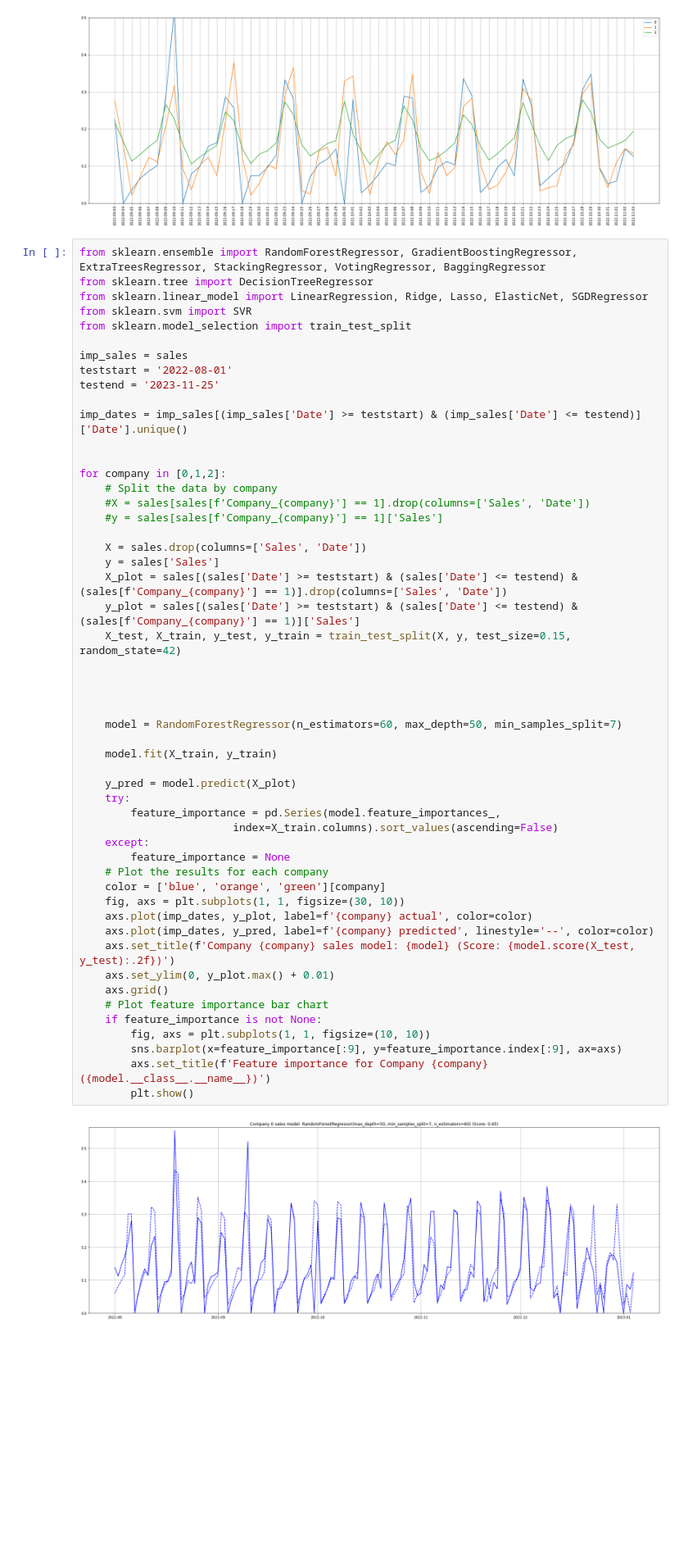
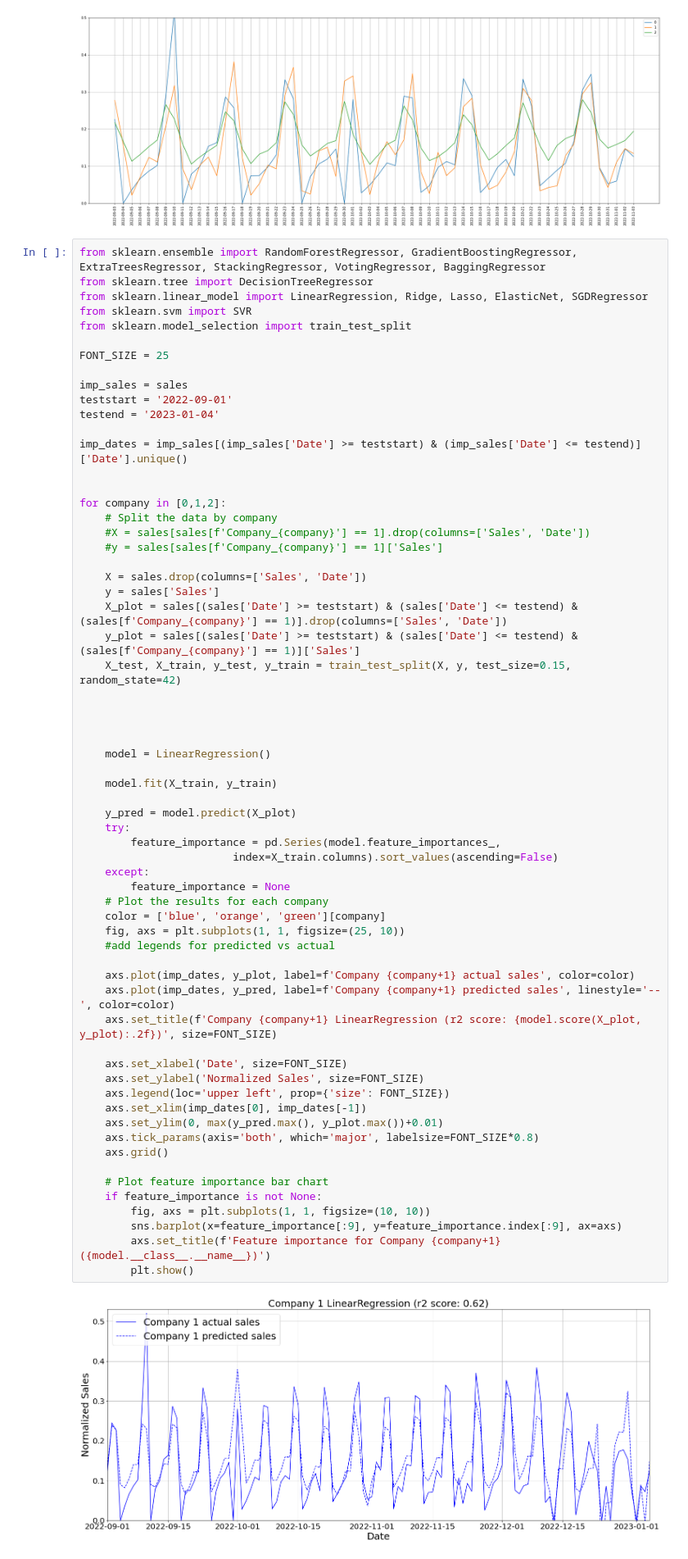
Before and after one commit to FKnorring/restaurant-name-prediction, a Jupyter notebook: test_each_company.ipynb, the cells around one changed output. Shown at 82% size. Saved outputs shown, nothing was run; the diff lists cells and outputs as text; blank space fills up the shorter version.

```diff
--- a/test_each_company.ipynb
+++ b/test_each_company.ipynb
@@ -108,9 +108,11 @@ from sklearn.linear_model import LinearRegression, Ridge, Lasso, ElasticNet, SGD
 from sklearn.svm import SVR
 from sklearn.model_selection import train_test_split
 
+FONT_SIZE = 25
+
 imp_sales = sales
-teststart = '2022-08-01'
-testend = '2023-11-25'
+teststart = '2022-09-01'
+testend = '2023-01-04'
 
 imp_dates = imp_sales[(imp_sales['Date'] >= teststart) & (imp_sales['Date'] <= testend)]['Date'].unique()
 
@@ -120,38 +122,47 @@ for company in [0,1,2]:
 	#X = sales[sales[f'Company_{company}'] == 1].drop(columns=['Sales', 'Date'])
 	#y = sales[sales[f'Company_{company}'] == 1]['Sales']
 
 	X = sales.drop(columns=['Sales', 'Date'])
 	y = sales['Sales']
 	X_plot = sales[(sales['Date'] >= teststart) & (sales['Date'] <= testend) & (sales[f'Company_{company}'] == 1)].drop(columns=['Sales', 'Date'])
 	y_plot = sales[(sales['Date'] >= teststart) & (sales['Date'] <= testend) & (sales[f'Company_{company}'] == 1)]['Sales']
 	X_test, X_train, y_test, y_train = train_test_split(X, y, test_size=0.15, random_state=42)
 
 
 
 
-	model = RandomForestRegressor(n_estimators=60, max_depth=50, min_samples_split=7)
+	model = LinearRegression()
 
 	model.fit(X_train, y_train)
 
 	y_pred = model.predict(X_plot)
 	try:
 		feature_importance = pd.Series(model.feature_importances_,
 						index=X_train.columns).sort_values(ascending=False)
 	except:
 		feature_importance = None
 	# Plot the results for each company
 	color = ['blue', 'orange', 'green'][company]
-	fig, axs = plt.subplots(1, 1, figsize=(30, 10))
-	axs.plot(imp_dates, y_plot, label=f'{company} actual', color=color)
-	axs.plot(imp_dates, y_pred, label=f'{company} predicted', linestyle='--', color=color)
-	axs.set_title(f'Company {company} sales model: {model} (Score: {model.score(X_test, y_test):.2f})')
-	axs.set_ylim(0, y_plot.max() + 0.01)
+	fig, axs = plt.subplots(1, 1, figsize=(25, 10))
+	#add legends for predicted vs actual
+
+	axs.plot(imp_dates, y_plot, label=f'Company {company+1} actual sales', color=color)
+	axs.plot(imp_dates, y_pred, label=f'Company {company+1} predicted sales', linestyle='--', color=color)
+	axs.set_title(f'Company {company+1} LinearRegression (r2 score: {model.score(X_plot, y_plot):.2f})', size=FONT_SIZE)
+
+	axs.set_xlabel('Date', size=FONT_SIZE)
+	axs.set_ylabel('Normalized Sales', size=FONT_SIZE)
+	axs.legend(loc='upper left', prop={'size': FONT_SIZE})
+	axs.set_xlim(imp_dates[0], imp_dates[-1])
+	axs.set_ylim(0, max(y_pred.max(), y_plot.max())+0.01)
+	axs.tick_params(axis='both', which='major', labelsize=FONT_SIZE*0.8)
 	axs.grid()
+
 	# Plot feature importance bar chart
 	if feature_importance is not None:
 		fig, axs = plt.subplots(1, 1, figsize=(10, 10))
 		sns.barplot(x=feature_importance[:9], y=feature_importance.index[:9], ax=axs)
-		axs.set_title(f'Feature importance for Company {company} ({model.__class__.__name__})')
+		axs.set_title(f'Feature importance for Company {company+1} ({model.__class__.__name__})')
 		plt.show()
 # %% [output]
-[figure, old version]
+[figure, new version]
```
Also changed, not shown: parts of 1 cell of this notebook.
